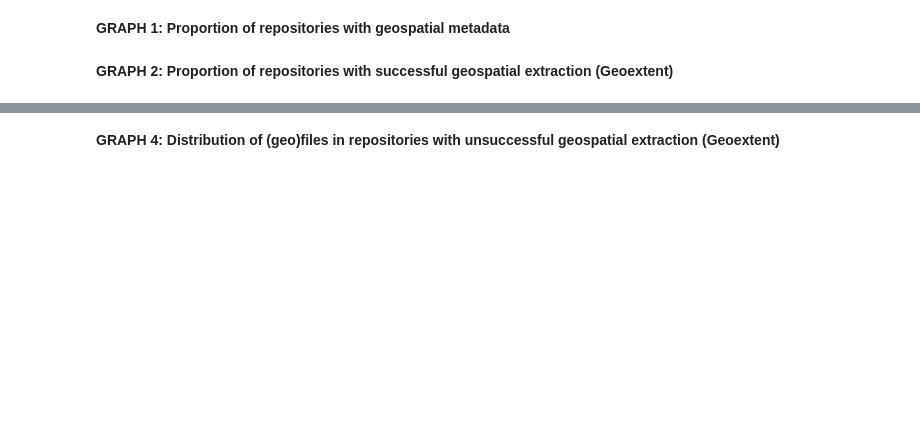
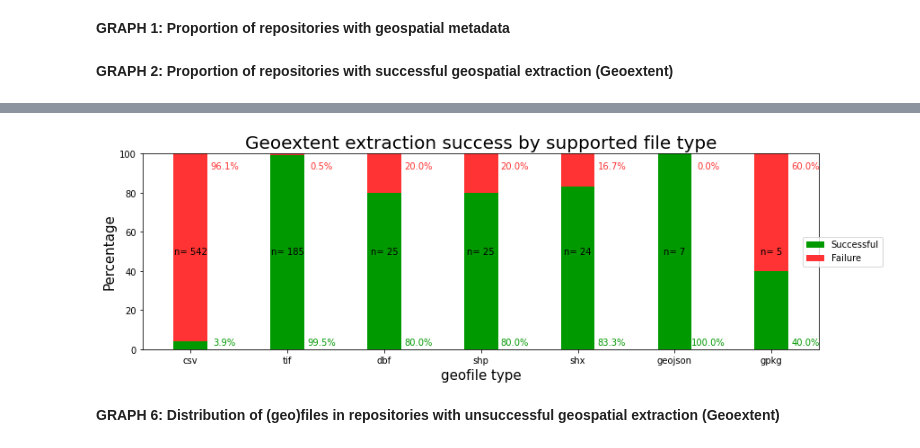
Before and after one commit to o2r-project/geoextent, a Jupyter notebook: showcase/geoextent_report.ipynb, the cells around one changed output, grey strips where cells are left out. Cells and saved outputs as stored; diff of their text form; code cells hidden in the pictures; blank space fills up the shorter version.

```diff
--- a/showcase/geoextent_report.ipynb
+++ b/showcase/geoextent_report.ipynb
@@ -329 +492,62 @@ file_table(subset)
+# %%
+d1 = pd.DataFrame({"Total":files_gdf['format'].value_counts()})
+d2 = pd.DataFrame({"geoextent_success":files_valid['format'].value_counts()})
+dj = d1.join(d2)
+l = dj.dropna().copy()
+
+l['perc_success'] = (l['geoextent_success']/l['Total'])*100
+
+labels = l.index.values
+success = l['perc_success']
+failure = 100 - l['perc_success']
+
+color_success = "#009900"
+color_failure = "#FF3333"
+
+import matplotlib.pyplot as plt
+fig, ax = plt.subplots(figsize=(15,4))
+width = 0.35
+ax.bar(labels, success, width, label='Successful',color= color_success)
+ax.bar(labels, failure, width, bottom=success, color = color_failure,label='Failure')
+ax.set_ylabel('Percentage',size=15)
+ax.set_xlabel('geofile type',size=15)
+ax.set_title('Geoextent extraction success by supported file type',size = 20)
+ax.set_ylabel('Percentage')
+
+count = 0
+for bar in ax.patches:
+
+    displace =-1
+    color = color_failure
+
+    pos = 90
+
+    if bar.get_y() == 0:
+
+        n = l['Total'][count]
+        count+=1
+        displace = 3
+        color= color_success
+        pos = 0
+        ax.annotate("n= "+str(n),
+                   (bar.get_x() + (bar.get_width()/2),
+                   50), ha='center', va='center',
+                   size=10, xytext=(0, 0),color='black',
+                   textcoords='offset points')
+
+    ax.annotate(format(bar.get_height()/100, ".1%"),
+                   (bar.get_x() + (bar.get_width()*1.5),
+                   pos), ha='center', va='center',
+                   size=10, xytext=(0, 8),color=color,
+                   textcoords='offset points')
+
+box = ax.get_position()
+ax.set_position([box.x0, box.y0, box.width * 0.9, box.height])
+ax.legend(loc='center right', bbox_to_anchor=(1.1, 0.5))
+
+plt.show()
+# %% [output]
+[figure, added]
+# %% [markdown]
+**GRAPH 6: Distribution of (geo)files in repositories with unsuccessful geospatial extraction (Geoextent)**
 # %%
@@ -333,2 +560,0 @@ file_table(subset)
-# %% [markdown]
-**GRAPH 4: Distribution of (geo)files in repositories with unsuccessful geospatial extraction (Geoextent)**
```
Also changed, not shown: parts of 39 cells of this notebook, 1 other file.
